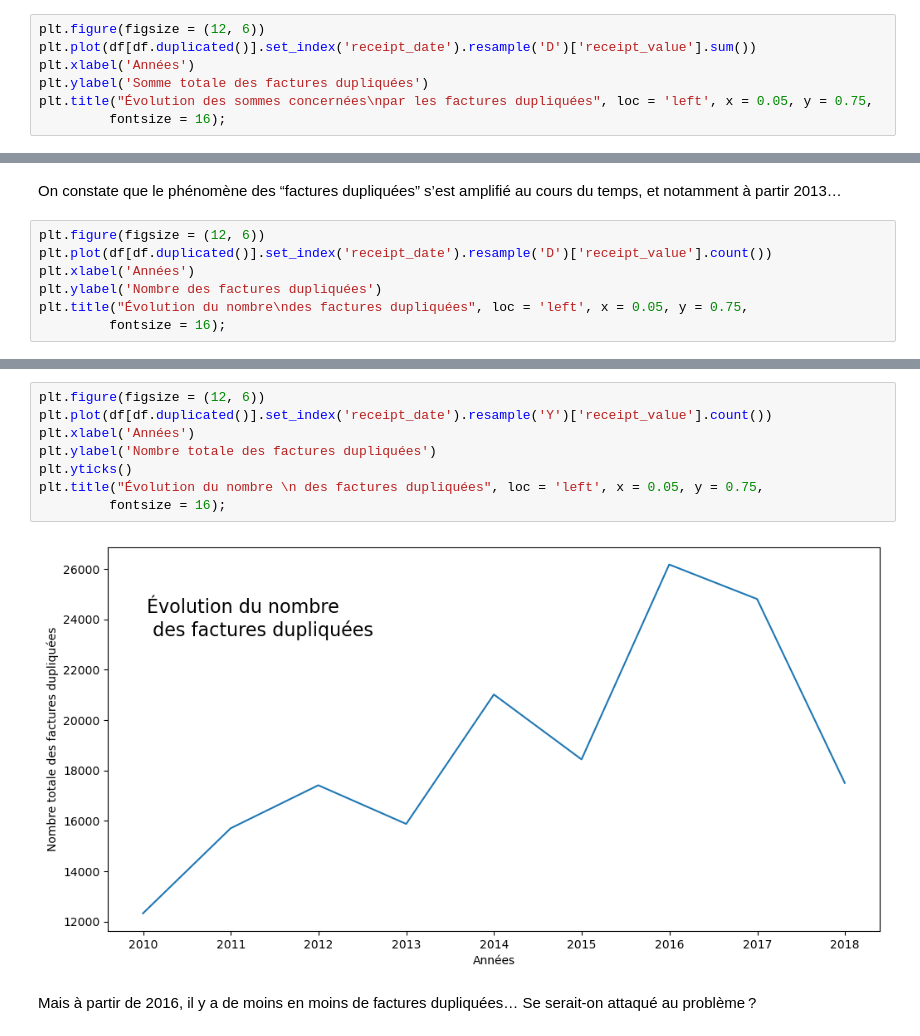
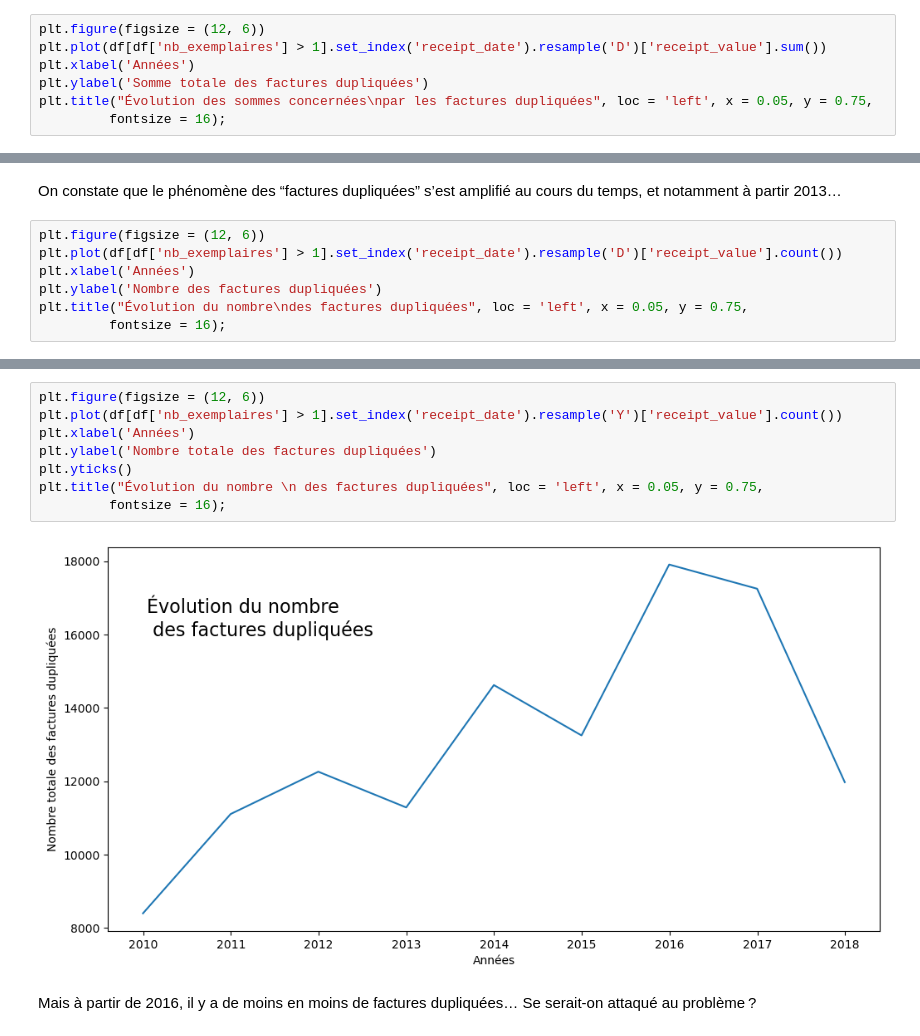
Before and after one commit to Listine/Travaux, a Jupyter notebook: Brazil_deputies_receipts.ipynb, the cells around one changed output, grey strips where cells are left out. Drawn from its saved outputs; the diff is of its cells as text.

```diff
--- a/Brazil_deputies_receipts.ipynb
+++ b/Brazil_deputies_receipts.ipynb
@@ -438,7 +533,7 @@ Cela dit, il est possible qu’à des dates différentes, deux factures peuvent
 Je vais à présenter étudier l’évolution du phénomène “doublons” au cours du temps.
 # %%
 plt.figure(figsize = (12, 6))
-plt.plot(df[df.duplicated()].set_index('receipt_date').resample('D')['receipt_value'].sum())
+plt.plot(df[df['nb_exemplaires'] > 1].set_index('receipt_date').resample('D')['receipt_value'].sum())
 plt.xlabel('Années')
 plt.ylabel('Somme totale des factures dupliquées')
 plt.title("Évolution des sommes concernées\npar les factures dupliquées", loc = 'left', x = 0.05, y = 0.75,
@@ -450,7 +545,7 @@ On constate que le phénomène des “factures dupliquées” s’est amplifié
 et notamment à partir 2013…
 # %%
 plt.figure(figsize = (12, 6))
-plt.plot(df[df.duplicated()].set_index('receipt_date').resample('D')['receipt_value'].count())
+plt.plot(df[df['nb_exemplaires'] > 1].set_index('receipt_date').resample('D')['receipt_value'].count())
 plt.xlabel('Années')
 plt.ylabel('Nombre des factures dupliquées')
 plt.title("Évolution du nombre\ndes factures dupliquées", loc = 'left', x = 0.05, y = 0.75,
@@ -460,13 +555,13 @@ plt.title("Évolution du nombre\ndes factures dupliquées", loc = 'left', x = 0.
 # %%
 plt.figure(figsize = (12, 6))
-plt.plot(df[df.duplicated()].set_index('receipt_date').resample('Y')['receipt_value'].count())
+plt.plot(df[df['nb_exemplaires'] > 1].set_index('receipt_date').resample('Y')['receipt_value'].count())
 plt.xlabel('Années')
 plt.ylabel('Nombre totale des factures dupliquées')
 plt.yticks()
 plt.title("Évolution du nombre \n des factures dupliquées", loc = 'left', x = 0.05, y = 0.75,
          fontsize = 16);
 # %% [output]
-[figure, old version]
+[figure, new version]
 # %% [markdown]
 Mais à partir de 2016, il y a de moins en moins de factures dupliquées… Se serait-on attaqué au problème ?
 # %% [markdown]
```
Also changed, not shown: parts of 111 cells of this notebook.
